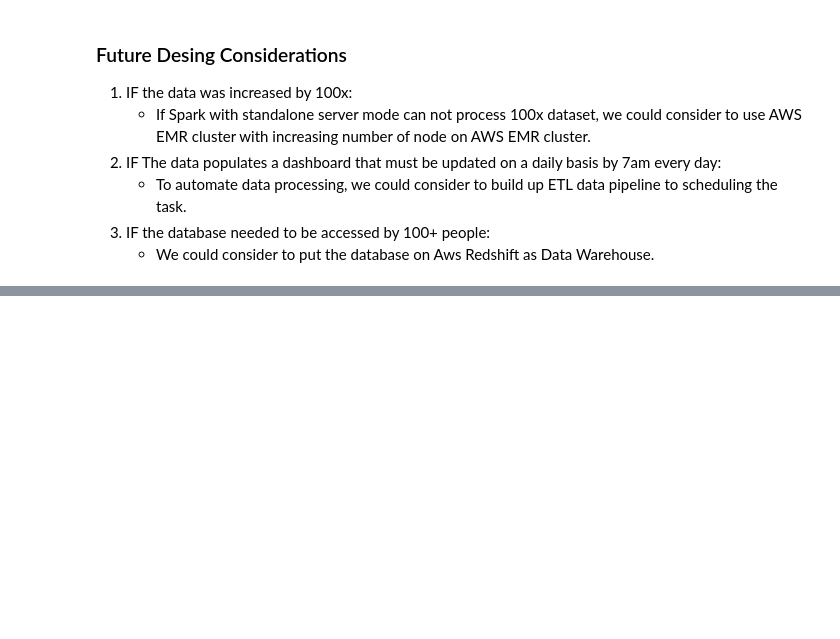
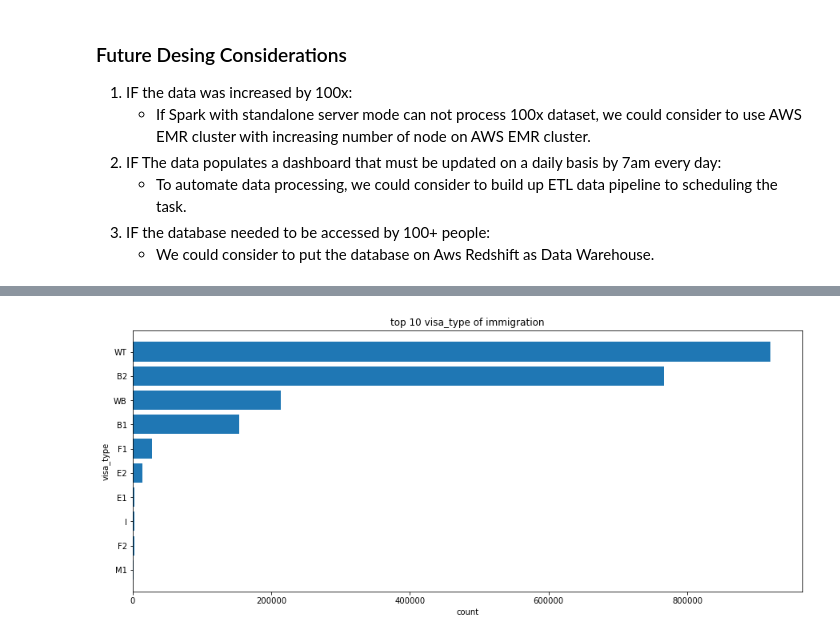
Before and after one commit to pariskimchi/DEND_project, a Jupyter notebook: Project6_Capstone_project/Capstone_Project_Template.ipynb, the cells around one changed output, grey strips where cells are left out. Saved outputs shown, nothing was run; the diff lists cells and outputs as text; code cells hidden in the pictures; blank space fills up the shorter version.

```diff
--- a/Project6_Capstone_project/Capstone_Project_Template.ipynb
+++ b/Project6_Capstone_project/Capstone_Project_Template.ipynb
@@ -1204,0 +1407,7 @@ Data quality check passed for dim_state with 55 records.
+# %%
+df_visatype=df_visatype.withColumnRenamed('visa_type','type')
+
+visa_state_df = fact_immigration_df.select('visa_type','state_code','city_code')\
+    .join(df_state, fact_immigration_df.state_code == df_state.code, how='left')\
+    .join(df_visatype.select('type','visa_group'), fact_immigration_df.visa_type == df_visatype.type, how='left')\
+    .filter(df_state.state.isNotNull()).drop('type')
@@ -1204,0 +1427,5 @@ Data quality check passed for dim_state with 55 records.
+# %%
+# visualizae
+plot_count(visa_state_df, x='visa_type')
+# %% [output]
+[figure, added]
```
Also changed, not shown: parts of 60 cells of this notebook, 2 other files.
